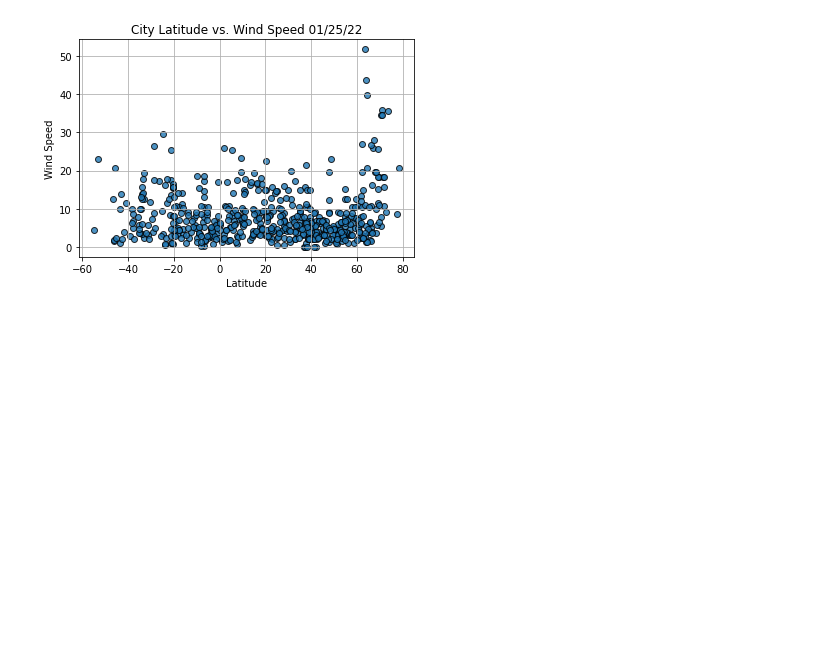
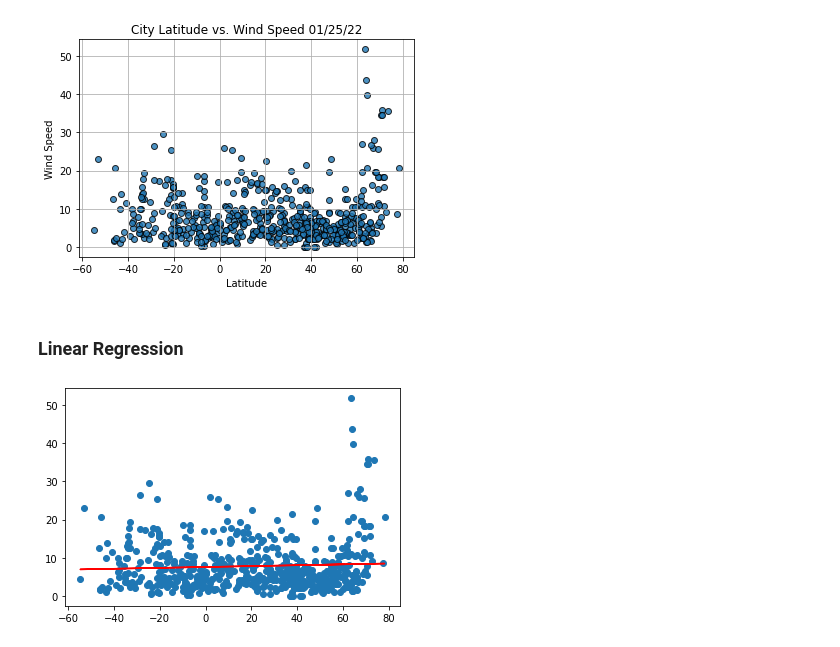
Before and after one commit to juliomeza/World_Weather_Analysis, a Jupyter notebook: WeatherPy.ipynb, the cells around one changed output. Drawn from its saved outputs; the diff is of its cells as text; code cells hidden in the pictures; blank space fills up the shorter version.

```diff
--- a/WeatherPy.ipynb
+++ b/WeatherPy.ipynb
@@ -261,3 +263,25 @@ plt.savefig('weather_data/Fig4.png')
 plt.show()
 # %% [output]
 [figure]
+# %% [markdown]
+### Linear Regression
+# %%
+def plot_linear_regression(x_values, y_values, title, y_label, text_coordinates):
+    slope, intercept, r_value, p_value, std_err = linregress(x_values, y_values)
+
+    # Calculate the regression line "y values"
+    regress_values = x_values * slope + intercept
+
+    # Get the equation of the line
+    line_eq = f'y = {round(slope, 2)}x + {round(intercept, 2)}'
+
+
+    # Create a scatter plot and plot the regression line
+    plt.scatter(x_values, y_values)
+    plt.plot(x_values, regress_values, color='red')
+
+    plt.show()
+# %%
+plot_linear_regression(lats, wind_speed, 'title', 'y_label', '(40,20)')
+# %% [output]
+[figure, added]
```
Also changed, not shown: parts of 3 cells of this notebook.
